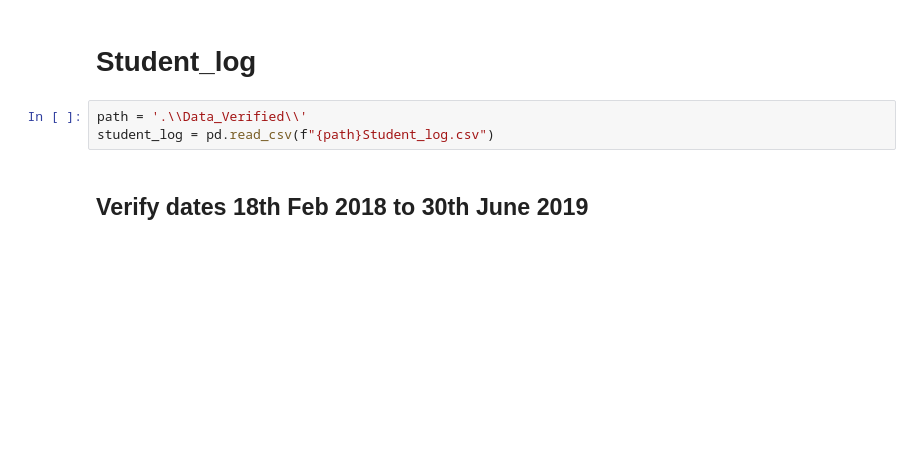
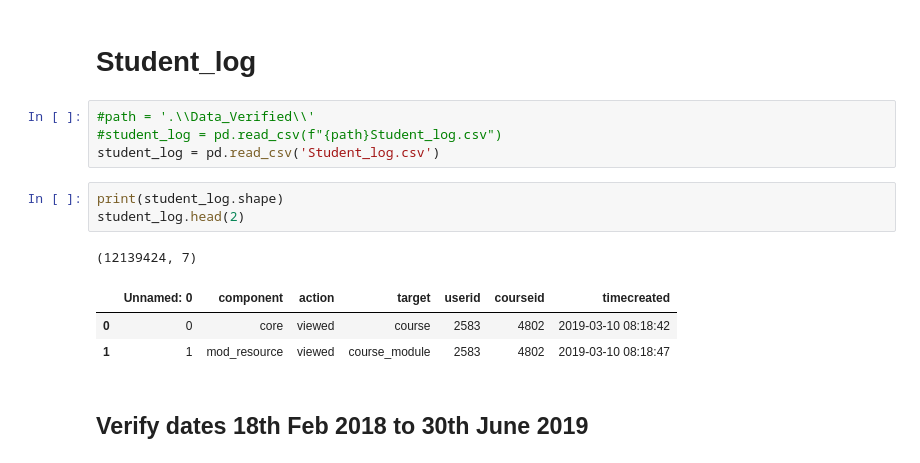
Before and after one commit to shahreeza-kassim/SED, a Jupyter notebook: publish_data_verify.ipynb, the cells around one changed output. Drawn from its saved outputs; the diff is of its cells as text; blank space fills up the shorter version.

```diff
--- a/publish_data_verify.ipynb
+++ b/publish_data_verify.ipynb
@@ -9,8 +9,17 @@ pd.set_option("display.max_columns", None)
 # %% [markdown]
 # Student_log
 # %%
-path = '.\\Data_Verified\\'
-student_log = pd.read_csv(f"{path}Student_log.csv")
+#path = '.\\Data_Verified\\'
+#student_log = pd.read_csv(f"{path}Student_log.csv")
+student_log = pd.read_csv('Student_log.csv')
+# %%
+print(student_log.shape)
+student_log.head(2)
+# %% [output]
+(12139424, 7)
+|  | Unnamed: 0 | component | action | target | userid | courseid | timecreated |
+| 0 | 0 | core | viewed | course | 2583 | 4802 | 2019-03-10 08:18:42 |
+| 1 | 1 | mod_resource | viewed | course_module | 2583 | 4802 | 2019-03-10 08:18:47 |
 # %% [markdown]
 ## Verify dates 18th Feb 2018 to 30th June 2019
 # %%
```
Also changed, not shown: 2 other files.
